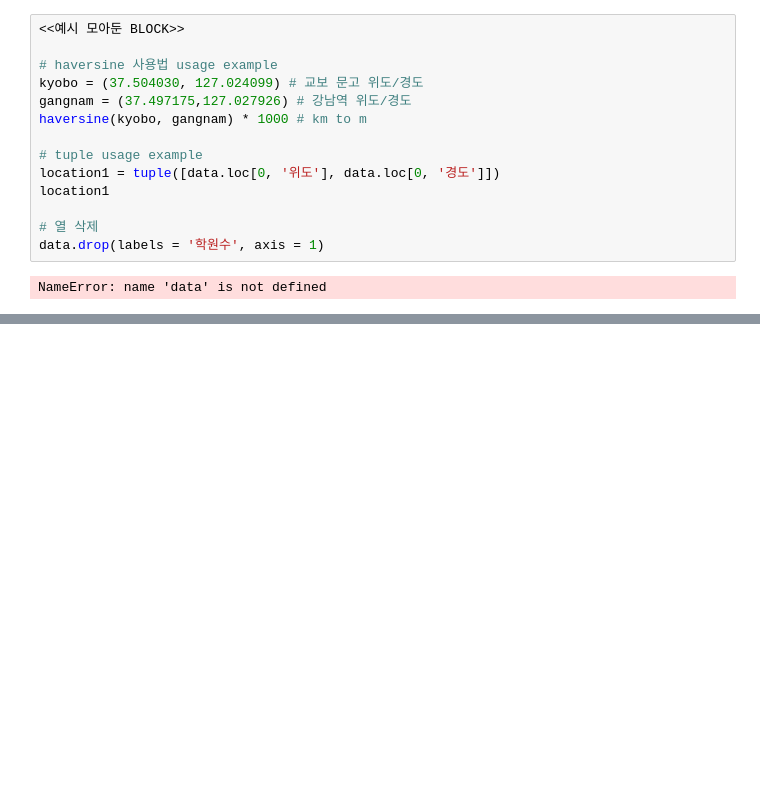
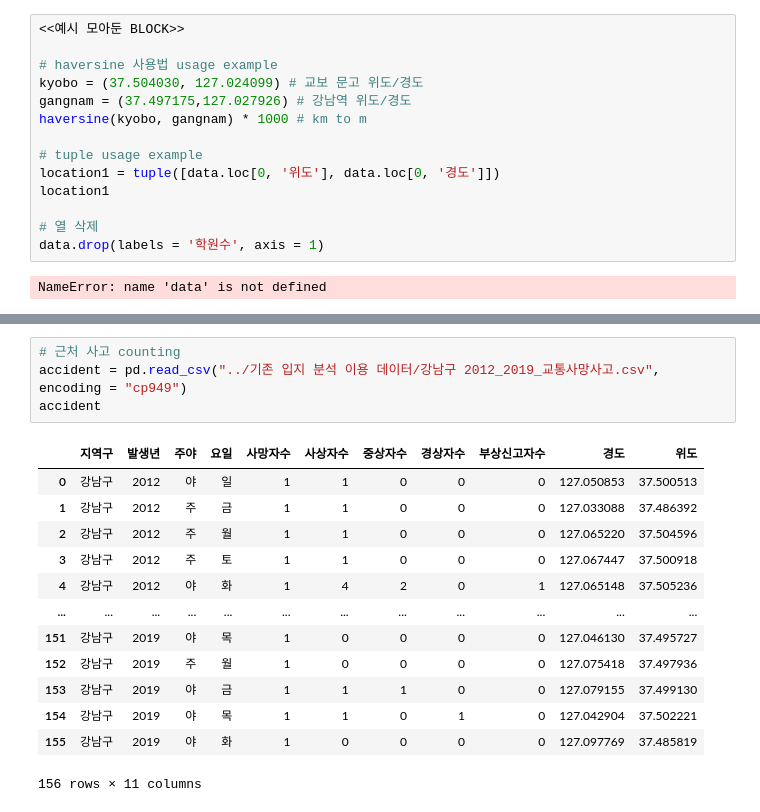
Before and after one commit to WIFI-Gwangjingu/childrensZone, a Jupyter notebook: modeling/강남구 학원 정리.ipynb, the cells around one changed output, grey strips where cells are left out. Drawn from its saved outputs; the diff is of its cells as text; blank space fills up the shorter version.

```diff
--- a/modeling/노원구, 강남구 학원 정리.ipynb
+++ b/modeling/강남구 학원 정리.ipynb
@@ -547,0 +495,18 @@ Restricted license - for non-production use only - expires 2024-10-28
+# %%
+# 근처 사고 counting
+accident = pd.read_csv("../기존 입지 분석 이용 데이터/강남구 2012_2019_교통사망사고.csv", encoding = "cp949")
+accident
+# %% [output]
+|  | 지역구 | 발생년 | 주야 | 요일 | 사망자수 | 사상자수 | 중상자수 | 경상자수 | 부상신고자수 | 경도 | 위도 |
+| 0 | 강남구 | 2012 | 야 | 일 | 1 | 1 | 0 | 0 | 0 | 127.050853 | 37.500513 |
+| 1 | 강남구 | 2012 | 주 | 금 | 1 | 1 | 0 | 0 | 0 | 127.033088 | 37.486392 |
+| 2 | 강남구 | 2012 | 주 | 월 | 1 | 1 | 0 | 0 | 0 | 127.065220 | 37.504596 |
+| 3 | 강남구 | 2012 | 주 | 토 | 1 | 1 | 0 | 0 | 0 | 127.067447 | 37.500918 |
+| 4 | 강남구 | 2012 | 야 | 화 | 1 | 4 | 2 | 0 | 1 | 127.065148 | 37.505236 |
+| ... | ... | ... | ... | ... | ... | ... | ... | ... | ... | ... | ... |
+| 151 | 강남구 | 2019 | 야 | 목 | 1 | 0 | 0 | 0 | 0 | 127.046130 | 37.495727 |
+| 152 | 강남구 | 2019 | 주 | 월 | 1 | 0 | 0 | 0 | 0 | 127.075418 | 37.497936 |
+| 153 | 강남구 | 2019 | 야 | 금 | 1 | 1 | 1 | 0 | 0 | 127.079155 | 37.499130 |
+| 154 | 강남구 | 2019 | 야 | 목 | 1 | 1 | 0 | 1 | 0 | 127.042904 | 37.502221 |
+| 155 | 강남구 | 2019 | 야 | 화 | 1 | 0 | 0 | 0 | 0 | 127.097769 | 37.485819 |
+156 rows × 11 columns
```
Also changed, not shown: parts of 25 cells of this notebook, 7 other files.
